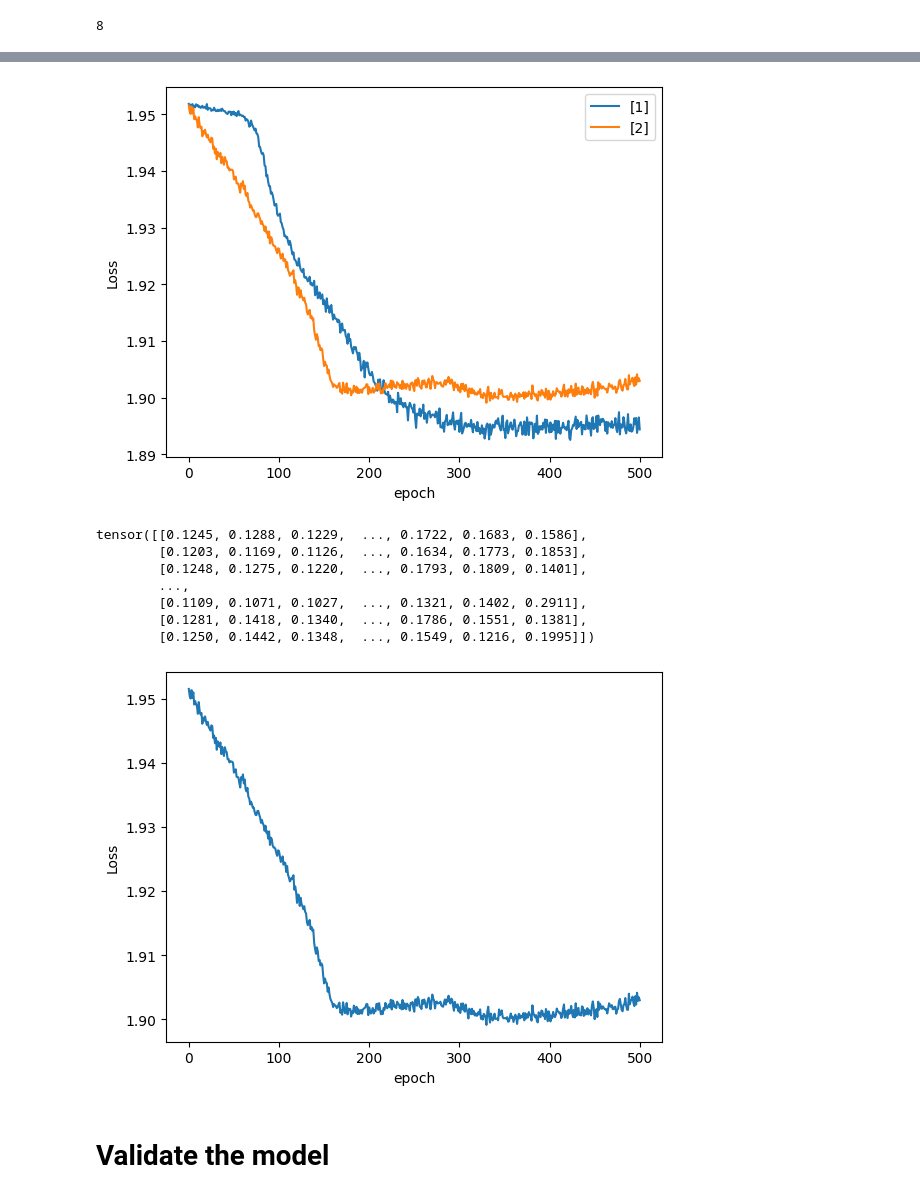
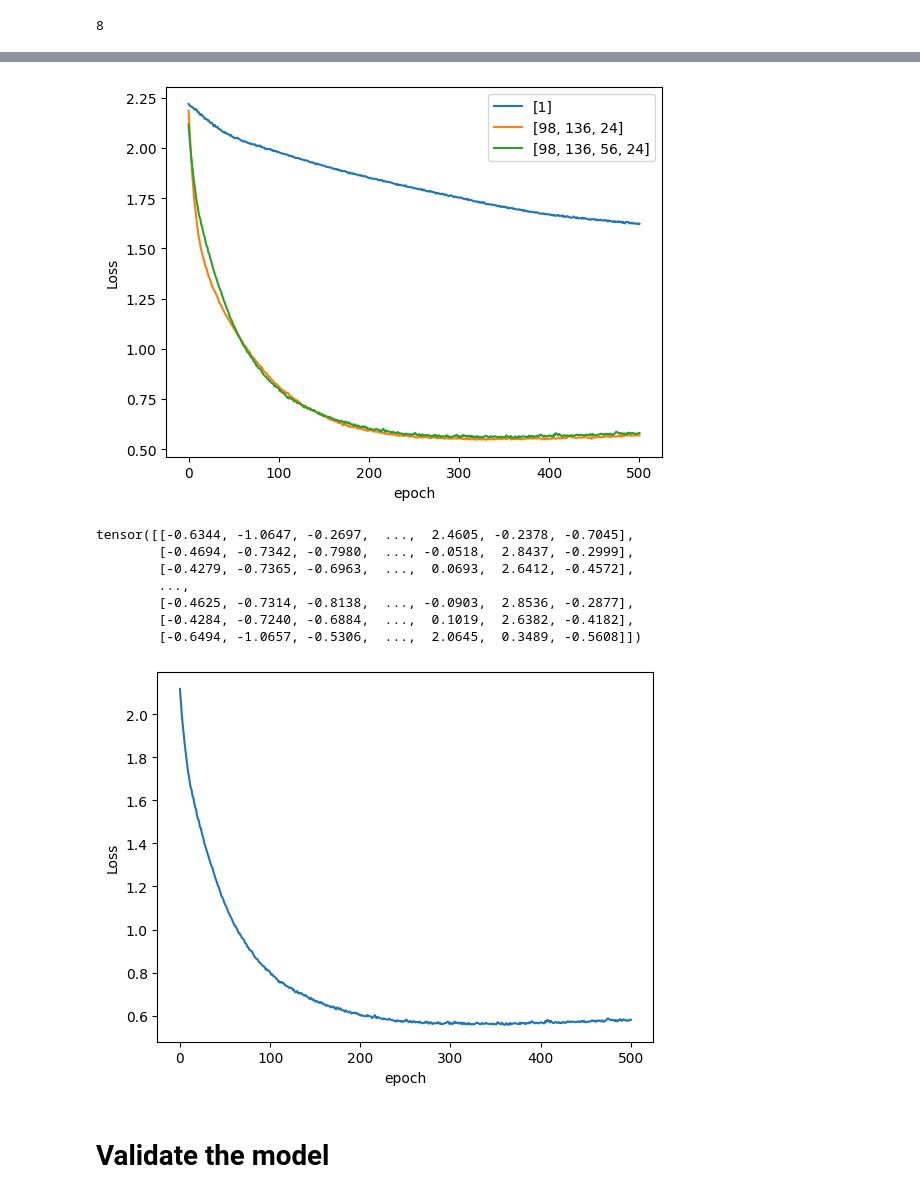
Before and after one commit to andrewbremner3/PlayGroundSeries, a Jupyter notebook: weightrisk-s4e2-pytorch.ipynb, the cells around one changed output, grey strips where cells are left out. Cells and saved outputs as stored; diff of their text form; code cells hidden in the pictures.

```diff
--- a/weightrisk-s4e2-pytorch.ipynb
+++ b/weightrisk-s4e2-pytorch.ipynb
@@ -596,7 +596,7 @@ class TabluarModel(nn.Module):
             n_in = i
 
         layerlist.append(nn.Linear(layers[-1],out_sz))
-        layerlist.append(nn.Softmax(dim=1))
+#         layerlist.append(nn.Softmax(dim=1))
 
         self.layers = nn.Sequential(*layerlist)
 
@@ -754,7 +754,7 @@ metric = MulticlassAccuracy(num_classes = 7)
 #([1],[128,64]):#
 #run training
 # ([1024],[1024, 512])
-for i in ([1],[2]):#([1024],[1024, 512]):#([1],[128,64],[1024,512],[1024,128],[1024,512,128]):
+for i in ([1],[98,136,24],[98,136,56,24]):#([1024],[1024, 512]):#([1],[128,64],[1024,512],[1024,128],[1024,512,128]):
     #([512, 128],[1]):
     #([512, 128], [128,64,32], [512]):
     #([101,51,25,12],[101,51,25],[51,101,31],[128,64],[512,128,64,32],[128,32],[101,51], [35,25,19],[101],[101,51],[51],[21],[51,101,31]):
@@ -764,7 +764,7 @@ for i in ([1],[2]):#([1024],[1024, 512]):#([1],[128,64],[1024,512],[1024,128],[1
                          n_cont = conts.shape[1],
                          out_sz = len(y.unique()),
                          layers = i,
-                         p = 0.5)
+                         p = 0.3)
     model.train()
     train_model(model, cat_train, con_train, y_train)
 #     train_model(model, cats, conts, y)
@@ -806,21 +803,21 @@ Training took 0.18718722661336262 minutes
 -------------
-[figure, old version]
+[figure, new version]
 # %%
 y_val
 # %% [output]
-tensor([[0.1245, 0.1288, 0.1229,  ..., 0.1722, 0.1683, 0.1586],
-        [0.1203, 0.1169, 0.1126,  ..., 0.1634, 0.1773, 0.1853],
-        [0.1248, 0.1275, 0.1220,  ..., 0.1793, 0.1809, 0.1401],
+tensor([[-0.6344, -1.0647, -0.2697,  ...,  2.4605, -0.2378, -0.7045],
+        [-0.4694, -0.7342, -0.7980,  ..., -0.0518,  2.8437, -0.2999],
+        [-0.4279, -0.7365, -0.6963,  ...,  0.0693,  2.6412, -0.4572],
         ...,
-        [0.1109, 0.1071, 0.1027,  ..., 0.1321, 0.1402, 0.2911],
-        [0.1281, 0.1418, 0.1340,  ..., 0.1786, 0.1551, 0.1381],
-        [0.1250, 0.1442, 0.1348,  ..., 0.1549, 0.1216, 0.1995]])
+        [-0.4625, -0.7314, -0.8138,  ..., -0.0903,  2.8536, -0.2877],
+        [-0.4284, -0.7240, -0.6884,  ...,  0.1019,  2.6382, -0.4182],
+        [-0.6494, -1.0657, -0.5306,  ...,  2.0645,  0.3489, -0.5608]])
 # %%
 plt.plot(range(epochs), [x.item() for x in losses])
 plt.ylabel('Loss')
 plt.xlabel('epoch');
 # %% [output]
-[figure, old version]
+[figure, new version]
 # %% [markdown]
 # Validate the model
 # %%
```
Also changed, not shown: parts of 25 cells of this notebook.
